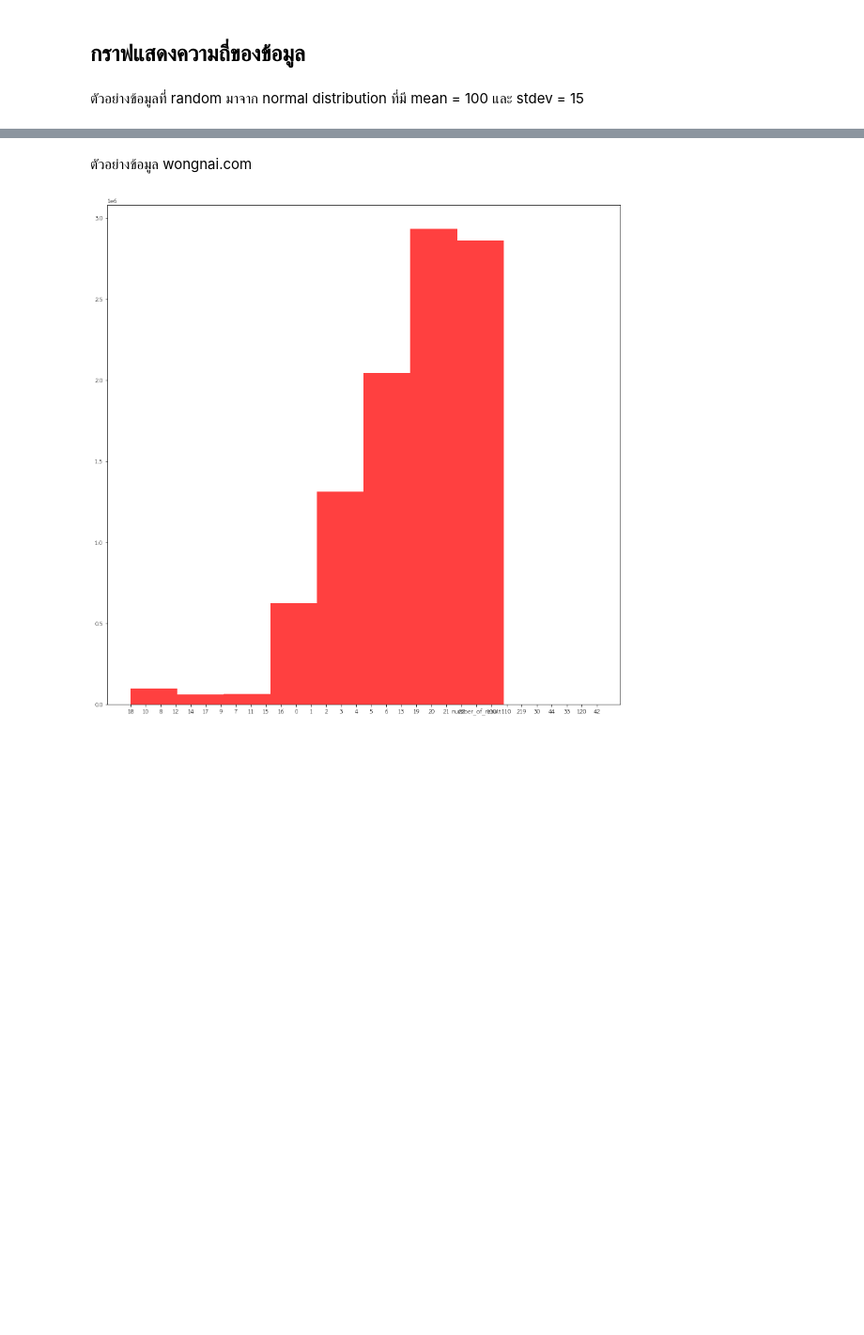
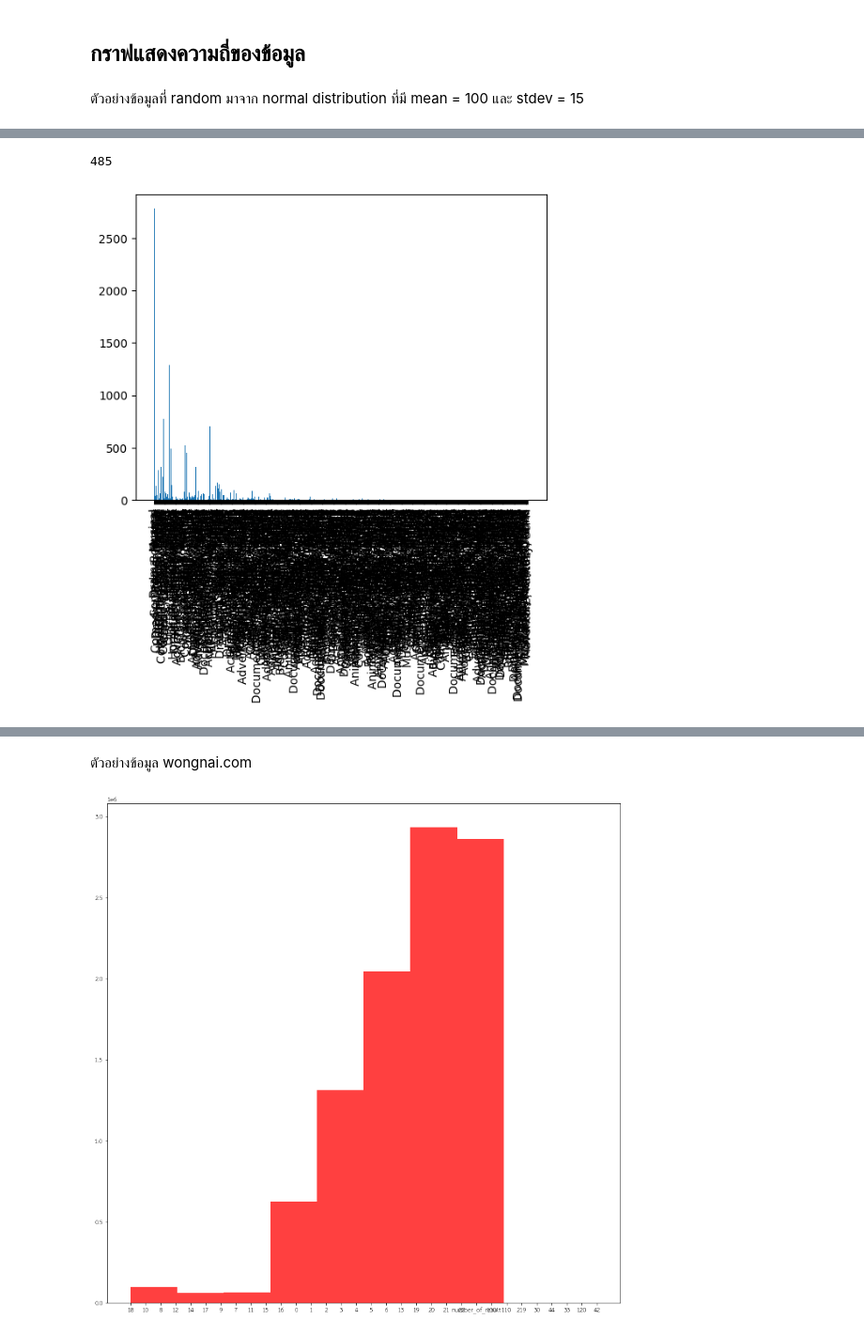
Before and after one commit to thanaprondtn/python_dataviz2024, a Jupyter notebook: Visualize_Data_Comparison_2024.ipynb, the cells around one changed output, grey strips where cells are left out. Shown at 94% size. Saved outputs shown, nothing was run; the diff lists cells and outputs as text; code cells hidden in the pictures; blank space fills up the shorter version.

```diff
--- a/Visualize_Data_Comparison_2024.ipynb
+++ b/Visualize_Data_Comparison_2024.ipynb
@@ -1378,0 +1408,5 @@ plt.hist(X, 50, density = True, facecolor = 'violet', alpha = 0.75);
+# %%
+path = '/content/drive/MyDrive/data_viz_2024_DATA'
+# %%
+data_india = pd.read_csv(os.path.join(path,'IMDb_Movies_India.csv'), encoding='latin-1')
+data_india
@@ -1378,0 +1427,9 @@ plt.hist(X, 50, density = True, facecolor = 'violet', alpha = 0.75);
+# %%
+len(set(data_india.dropna(subset=['Genre'])['Genre']))
+# %% [output]
+485
+# %%
+plt.hist(data_india.dropna(subset=['Genre'])['Genre'],bins = len(set(data_india.dropna(subset=['Genre'])['Genre'])) )
+plt.xticks(rotation='vertical');
+# %% [output]
+[figure, added]
```
Also changed, not shown: parts of 20 cells of this notebook.
